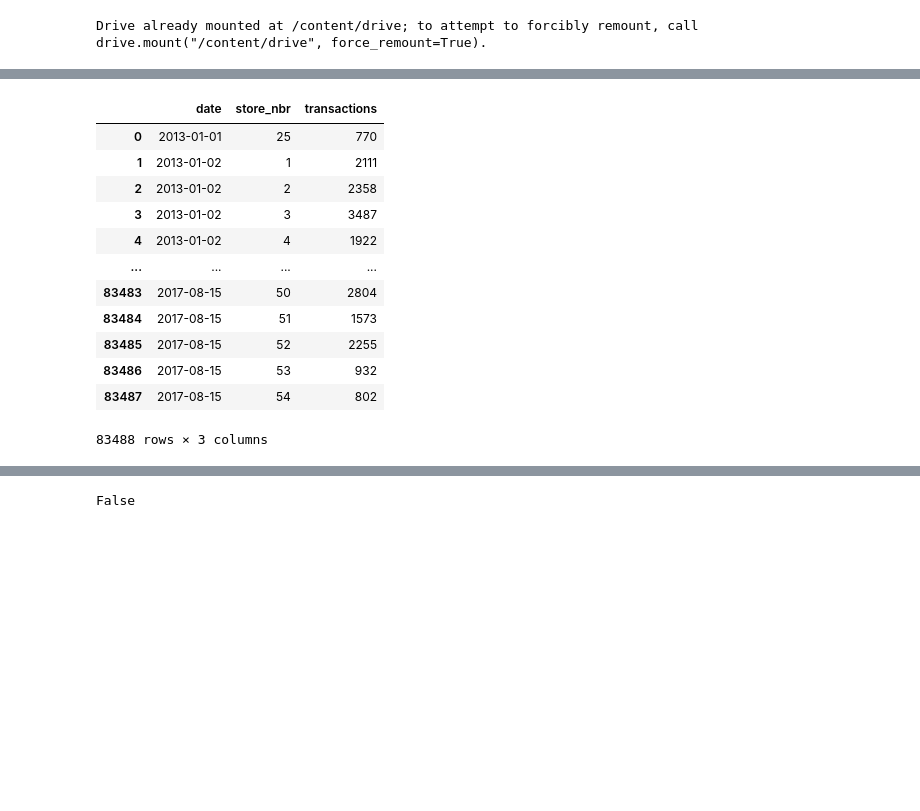
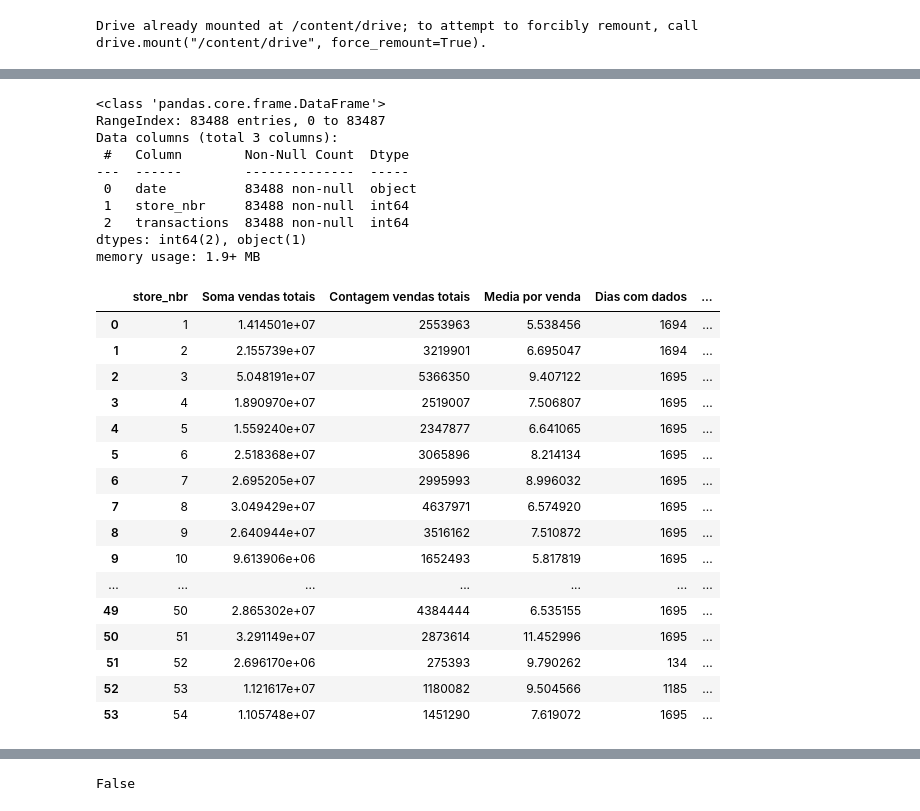
Before and after one commit to lgregs/TCC-PUCSP-CDIA, a Jupyter notebook: Prophet.ipynb, the cells around one changed output, grey strips where cells are left out. Saved outputs shown, nothing was run; the diff lists cells and outputs as text; code cells hidden in the pictures; blank space fills up the shorter version.

```diff
--- a/Prophet.ipynb
+++ b/Prophet.ipynb
@@ -21,16 +25,36 @@ sample = pd.read_csv('/content/drive/MyDrive/store_sales/sample_submission.csv')
 # %%
-transactions
+transactions.info()
 # %% [output]
-|  | date | store_nbr | transactions |
-| 0 | 2013-01-01 | 25 | 770 |
-| 1 | 2013-01-02 | 1 | 2111 |
-| 2 | 2013-01-02 | 2 | 2358 |
-| 3 | 2013-01-02 | 3 | 3487 |
-| 4 | 2013-01-02 | 4 | 1922 |
-| ... | ... | ... | ... |
-| 83483 | 2017-08-15 | 50 | 2804 |
-| 83484 | 2017-08-15 | 51 | 1573 |
-| 83485 | 2017-08-15 | 52 | 2255 |
-| 83486 | 2017-08-15 | 53 | 932 |
-| 83487 | 2017-08-15 | 54 | 802 |
-83488 rows × 3 columns
+<class 'pandas.core.frame.DataFrame'>
+RangeIndex: 83488 entries, 0 to 83487
+Data columns (total 3 columns):
+ #   Column        Non-Null Count  Dtype
+---  ------        --------------  -----
+ 0   date          83488 non-null  object
+ 1   store_nbr     83488 non-null  int64
+ 2   transactions  83488 non-null  int64
+dtypes: int64(2), object(1)
+memory usage: 1.9+ MB
+# %%
+# Carregar o DataFrame do arquivo pickle
+df_clusterizado = pd.read_pickle('/content/drive/MyDrive/store_sales/df_clusterizado.pkl')
+df_clusterizado = df_clusterizado.rename(columns={'loja': 'store_nbr'})
+df_clusterizado
+# %% [output]
+|  | store_nbr | Soma vendas totais | Contagem vendas totais | Media por venda | Dias com dados | ... |
+| 0 | 1 | 1.414501e+07 | 2553963 | 5.538456 | 1694 | ... |
+| 1 | 2 | 2.155739e+07 | 3219901 | 6.695047 | 1694 | ... |
+| 2 | 3 | 5.048191e+07 | 5366350 | 9.407122 | 1695 | ... |
+| 3 | 4 | 1.890970e+07 | 2519007 | 7.506807 | 1695 | ... |
+| 4 | 5 | 1.559240e+07 | 2347877 | 6.641065 | 1695 | ... |
+| 5 | 6 | 2.518368e+07 | 3065896 | 8.214134 | 1695 | ... |
+| 6 | 7 | 2.695205e+07 | 2995993 | 8.996032 | 1695 | ... |
+| 7 | 8 | 3.049429e+07 | 4637971 | 6.574920 | 1695 | ... |
+| 8 | 9 | 2.640944e+07 | 3516162 | 7.510872 | 1695 | ... |
+| 9 | 10 | 9.613906e+06 | 1652493 | 5.817819 | 1695 | ... |
+| ... | ... | ... | ... | ... | ... | ... |
+| 49 | 50 | 2.865302e+07 | 4384444 | 6.535155 | 1695 | ... |
+| 50 | 51 | 3.291149e+07 | 2873614 | 11.452996 | 1695 | ... |
+| 51 | 52 | 2.696170e+06 | 275393 | 9.790262 | 134 | ... |
+| 52 | 53 | 1.121617e+07 | 1180082 | 9.504566 | 1185 | ... |
+| 53 | 54 | 1.105748e+07 | 1451290 | 7.619072 | 1695 | ... |
```
Also changed, not shown: parts of 37 cells of this notebook.
